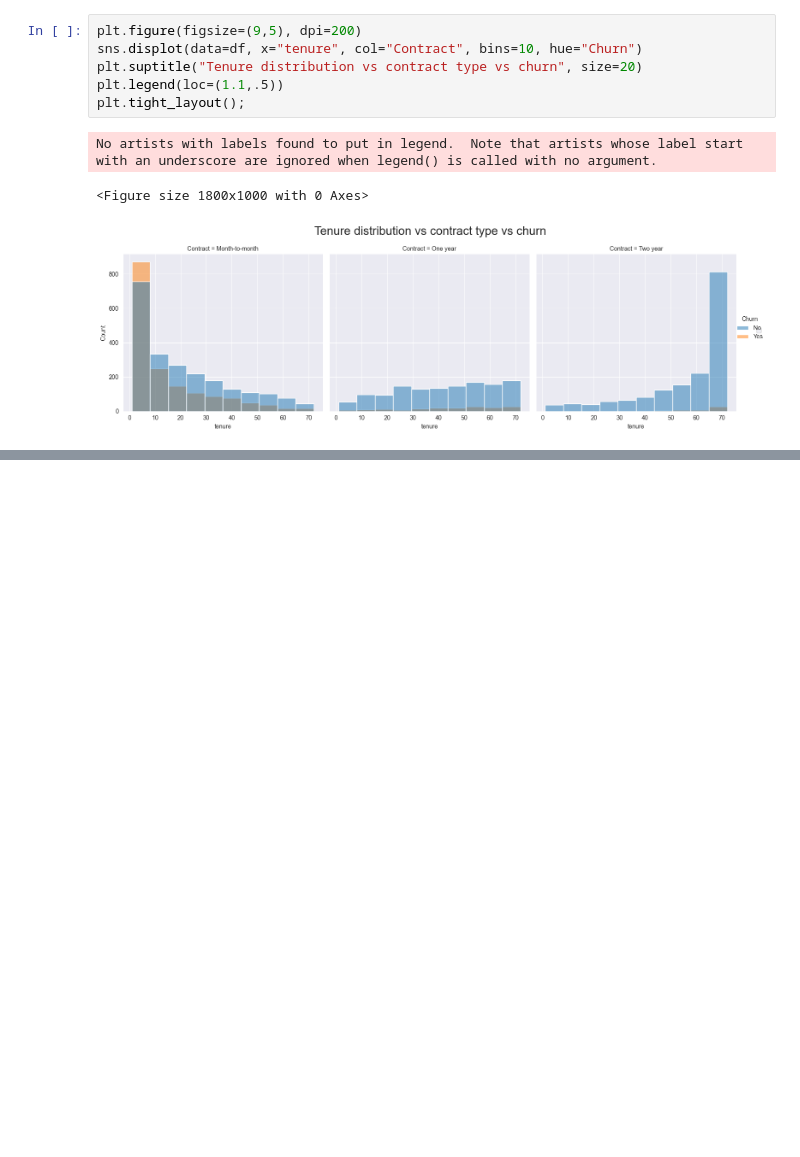
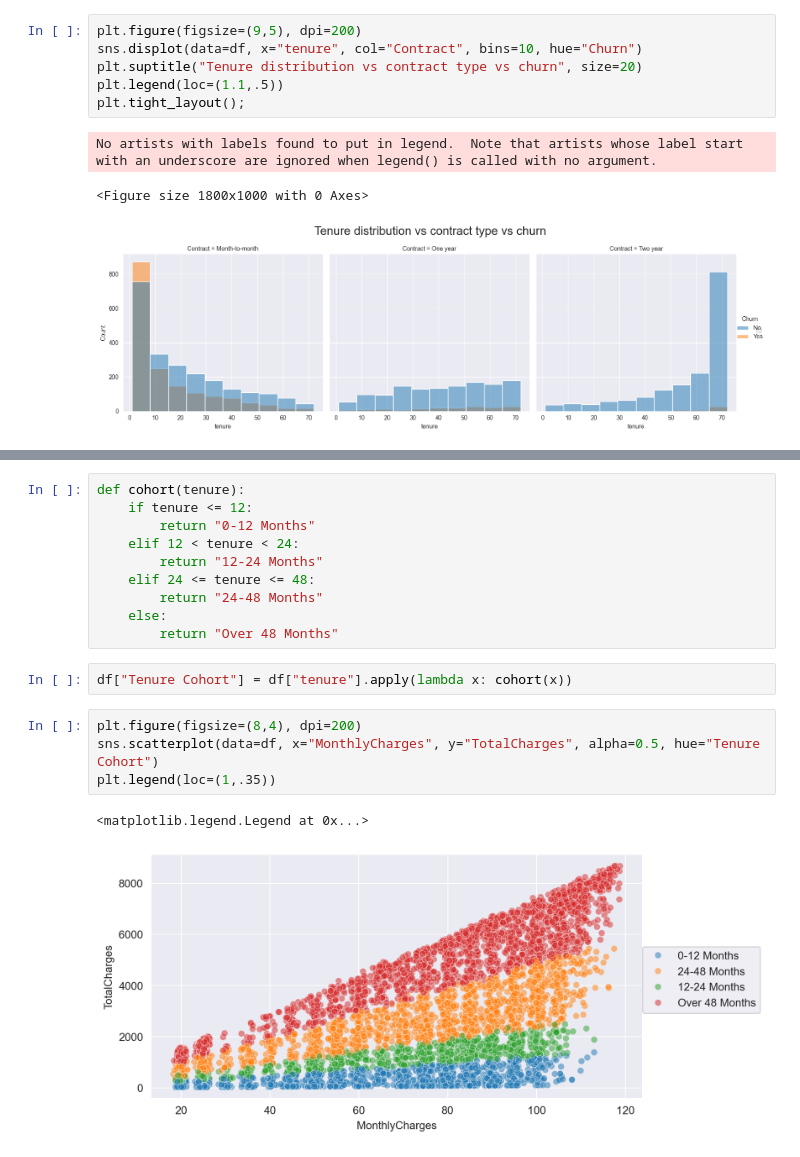
Before and after one commit to natix-x/Telco-Customer-Churn-Prediction, a Jupyter notebook: data_analysis.ipynb, the cells around one changed output, grey strips where cells are left out. Drawn from its saved outputs; the diff is of its cells as text; blank space fills up the shorter version.

```diff
--- a/data_analysis.ipynb
+++ b/data_analysis.ipynb
@@ -133,0 +151,19 @@ No artists with labels found to put in legend.  Note that artists whose label st
+# %%
+def cohort(tenure):
+    if tenure <= 12:
+        return "0-12 Months"
+    elif 12 < tenure < 24:
+        return "12-24 Months"
+    elif 24 <= tenure <= 48:
+        return "24-48 Months"
+    else:
+        return "Over 48 Months"
+# %%
+df["Tenure Cohort"] = df["tenure"].apply(lambda x: cohort(x))
+# %%
+plt.figure(figsize=(8,4), dpi=200)
+sns.scatterplot(data=df, x="MonthlyCharges", y="TotalCharges", alpha=0.5, hue="Tenure Cohort")
+plt.legend(loc=(1,.35))
+# %% [output]
+<matplotlib.legend.Legend at 0x...>
+[figure, added]
```
Also changed, not shown: parts of 5 cells of this notebook.
